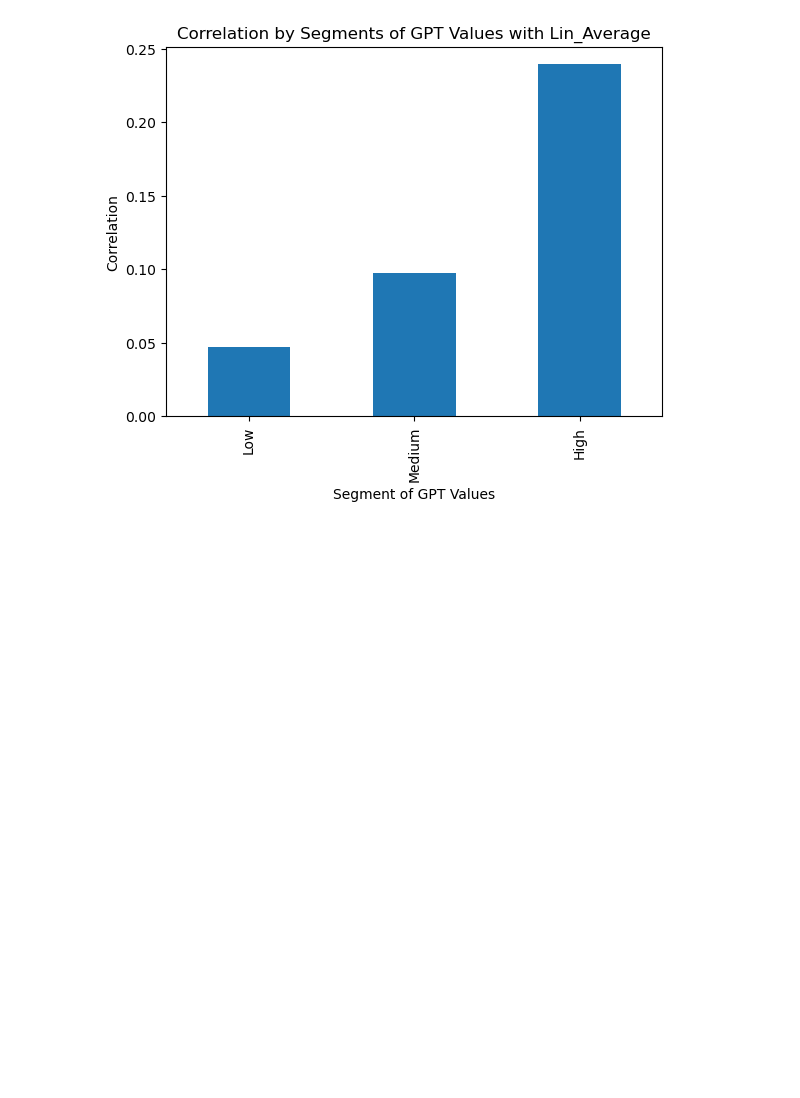
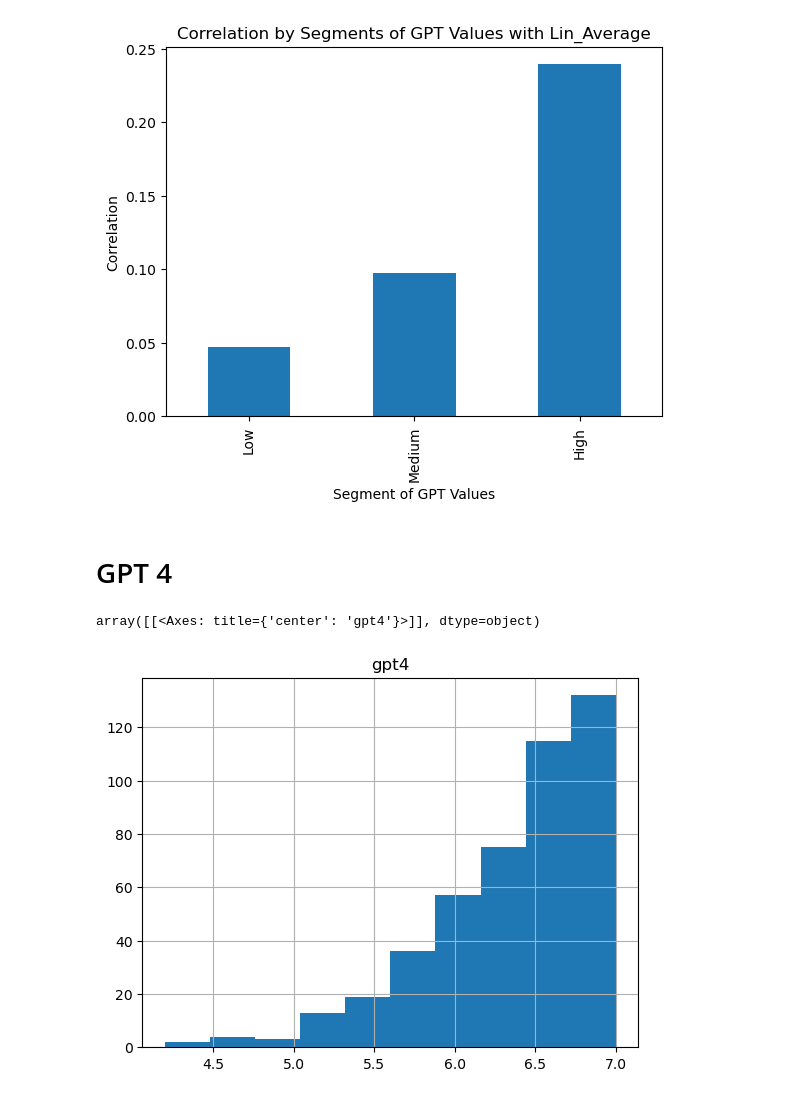
Before and after one commit to zg915/GPT_synonym_embedding, a Jupyter notebook: 454eda.ipynb, the cells around one changed output. Saved outputs shown, nothing was run; the diff lists cells and outputs as text; code cells hidden in the pictures; blank space fills up the shorter version.

```diff
--- a/454eda.ipynb
+++ b/454eda.ipynb
@@ -209,3 +209,10 @@ Medium    0.097576
 High      0.239482
 dtype: float64
 [figure]
+# %% [markdown]
+# GPT 4
+# %%
+data[['gpt4']].hist()
+# %% [output]
+array([[<Axes: title={'center': 'gpt4'}>]], dtype=object)
+[figure, added]
```
Also changed, not shown: parts of 4 cells of this notebook.
